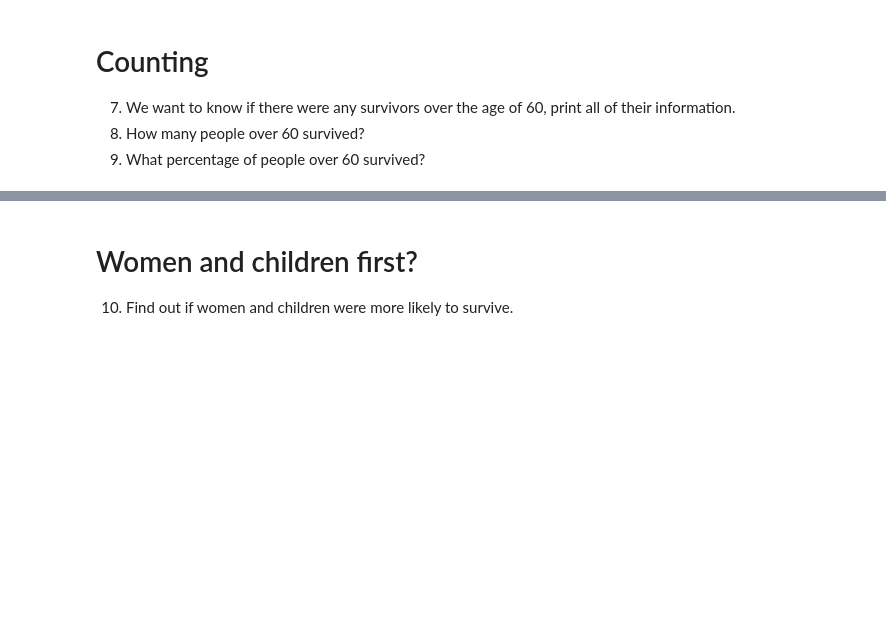
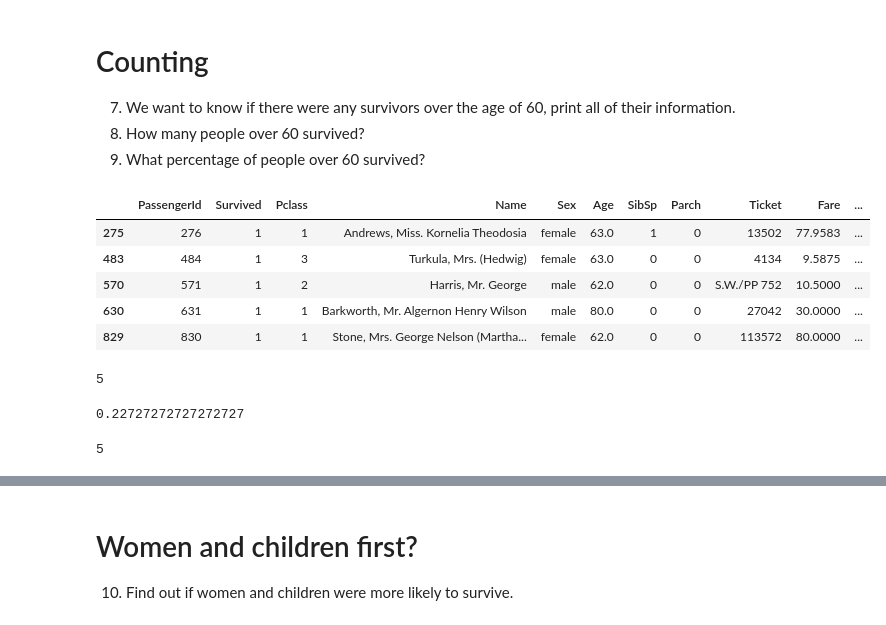
Before and after one commit to IDM4s-2025/df-manipulation641, a Jupyter notebook: titanic.ipynb, the cells around one changed output, grey strips where cells are left out. Drawn from its saved outputs; the diff is of its cells as text; code cells hidden in the pictures; blank space fills up the shorter version.

```diff
--- a/titanic.ipynb
+++ b/titanic.ipynb
@@ -218,3 +239,26 @@ print(port_fares)
 7. We want to know if there were any survivors over the age of 60, print all of their information.
 8. How many people over 60 survived?
 9. What percentage of people over 60 survived?
+# %%
+survivors_over_60 = titanic[(titanic.Age>60) & (titanic.Survived ==1)]
+survivors_over_60
+# %% [output]
+|  | PassengerId | Survived | Pclass | Name | Sex | Age | SibSp | Parch | Ticket | Fare | ... |
+| 275 | 276 | 1 | 1 | Andrews, Miss. Kornelia Theodosia | female | 63.0 | 1 | 0 | 13502 | 77.9583 | ... |
+| 483 | 484 | 1 | 3 | Turkula, Mrs. (Hedwig) | female | 63.0 | 0 | 0 | 4134 | 9.5875 | ... |
+| 570 | 571 | 1 | 2 | Harris, Mr. George | male | 62.0 | 0 | 0 | S.W./PP 752 | 10.5000 | ... |
+| 630 | 631 | 1 | 1 | Barkworth, Mr. Algernon Henry Wilson | male | 80.0 | 0 | 0 | 27042 | 30.0000 | ... |
+| 829 | 830 | 1 | 1 | Stone, Mrs. George Nelson (Martha... | female | 62.0 | 0 | 0 | 113572 | 80.0000 | ... |
+# %%
+len(survivors_over_60)
+# %% [output]
+5
+# %%
+over_60 = titanic[ (titanic.Age > 60)]
+len(survivors_over_60)/len(over_60)
+# %% [output]
+0.22727272727272727
+# %%
+sum((titanic.Age >60) & (titanic.Survived == 1))
+# %% [output]
+5
```
Also changed, not shown: parts of 14 cells of this notebook.
